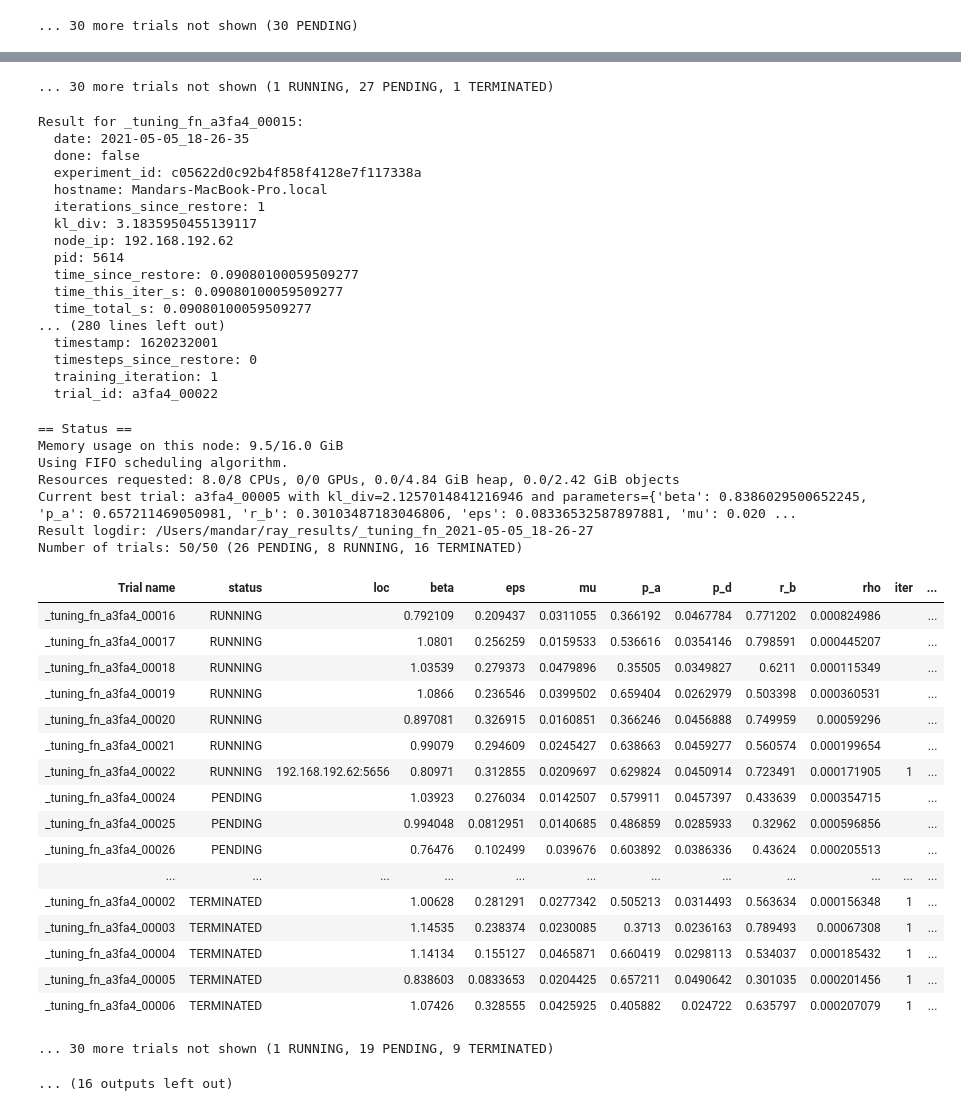
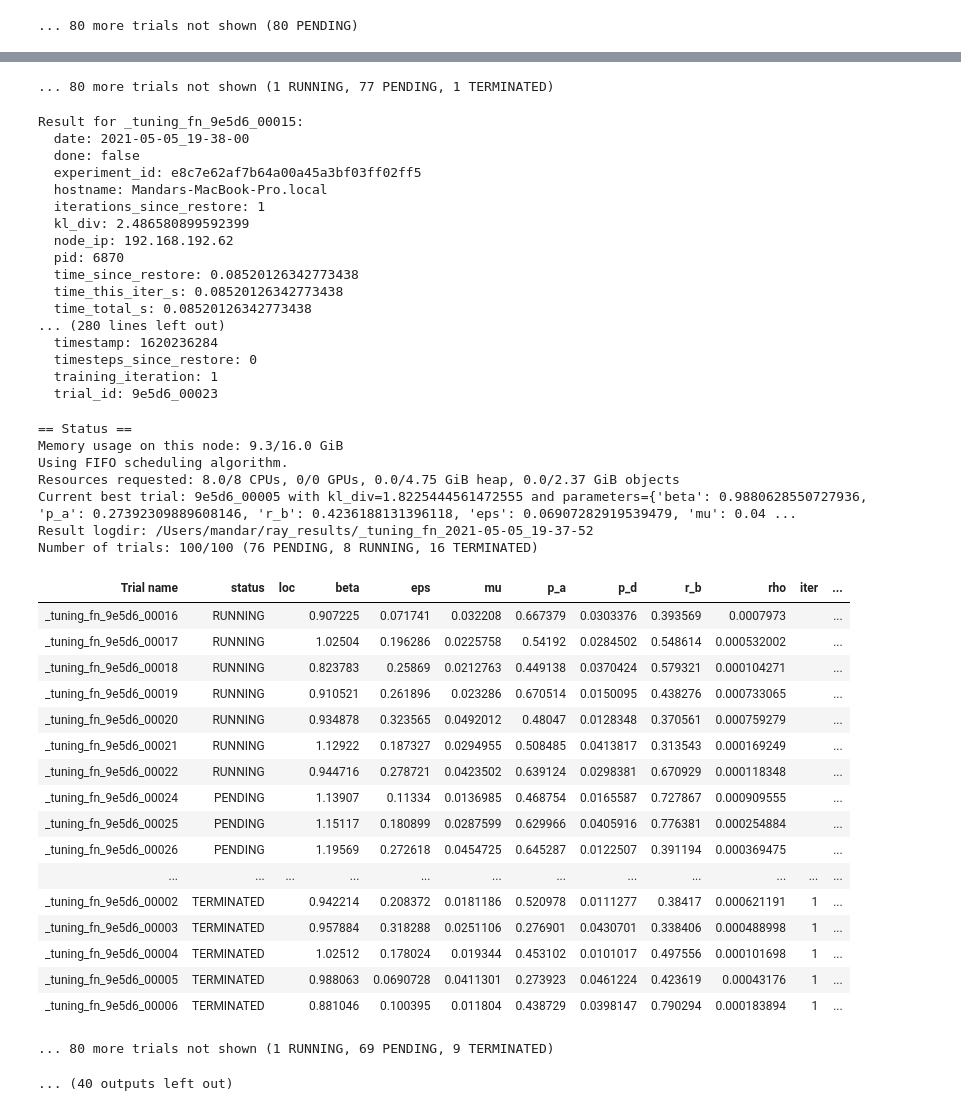
Before and after one commit to mandar2812/covid-py, a Jupyter notebook: TuningExp.ipynb, the cells around one changed output, grey strips where cells are left out. Saved outputs shown, nothing was run; the diff lists cells and outputs as text; code cells hidden in the pictures.

```diff
--- a/TuningExp.ipynb
+++ b/TuningExp.ipynb
@@ -8,10 +10,12 @@ import run_sampler, models
 # %%
-MH_pop = 112374333
+state = "Kerala" # "Maharashtra"
+MH_pop = 34800000  # 112374333
 start_date = datetime.datetime(2021, 1, 1)
 # %%
 analysis = run_sampler.tuning_exp(
-    "Maharashtra",
+    state,
     MH_pop,
-    start_date=start_date
+    start_date=start_date,
+    num_samples=75
 )
 # %% [output]
@@ -43 +47 @@ Number of trials: 50/50 (49 PENDING, 1 RUNNING)
-... 30 more trials not shown (30 PENDING)
+... 80 more trials not shown (80 PENDING)
@@ -85,47 +89,47 @@ Number of trials: 50/50 (34 PENDING, 8 RUNNING, 8 TERMINATED)
-... 30 more trials not shown (1 RUNNING, 27 PENDING, 1 TERMINATED)
+... 80 more trials not shown (1 RUNNING, 77 PENDING, 1 TERMINATED)
-Result for _tuning_fn_a3fa4_00015:
-  date: 2021-05-05_18-26-35
+Result for _tuning_fn_9e5d6_00015:
+  date: 2021-05-05_19-38-00
   done: false
-  experiment_id: c05622d0c92b4f858f4128e7f117338a
+  experiment_id: e8c7e62af7b64a00a45a3bf03ff02ff5
   hostname: Mandars-MacBook-Pro.local
   iterations_since_restore: 1
-  kl_div: 3.1835950455139117
+  kl_div: 2.486580899592399
   node_ip: 192.168.192.62
-  pid: 5614
-  time_since_restore: 0.09080100059509277
-  time_this_iter_s: 0.09080100059509277
-  time_total_s: 0.09080100059509277
+  pid: 6870
+  time_since_restore: 0.08520126342773438
+  time_this_iter_s: 0.08520126342773438
+  time_total_s: 0.08520126342773438
 ... (280 lines left out)
-  timestamp: 1620232001
+  timestamp: 1620236284
   timesteps_since_restore: 0
   training_iteration: 1
-  trial_id: a3fa4_00022
+  trial_id: 9e5d6_00023
 == Status ==
-Memory usage on this node: 9.5/16.0 GiB
+Memory usage on this node: 9.3/16.0 GiB
 Using FIFO scheduling algorithm.
-Resources requested: 8.0/8 CPUs, 0/0 GPUs, 0.0/4.84 GiB heap, 0.0/2.42 GiB objects
-Current best trial: a3fa4_00005 with kl_div=2.1257014841216946 and parameters={'beta': 0.8386029500652245, 'p_a': 0.657211469050981, 'r_b': 0.30103487183046806, 'eps': 0.08336532587897881, 'mu': 0.020 ...
-Result logdir: /Users/mandar/ray_results/_tuning_fn_2021-05-05_18-26-27
-Number of trials: 50/50 (26 PENDING, 8 RUNNING, 16 TERMINATED)
+Resources requested: 8.0/8 CPUs, 0/0 GPUs, 0.0/4.75 GiB heap, 0.0/2.37 GiB objects
+Current best trial: 9e5d6_00005 with kl_div=1.8225444561472555 and parameters={'beta': 0.9880628550727936, 'p_a': 0.27392309889608146, 'r_b': 0.4236188131396118, 'eps': 0.06907282919539479, 'mu': 0.04 ...
+Result logdir: /Users/mandar/ray_results/_tuning_fn_2021-05-05_19-37-52
+Number of trials: 100/100 (76 PENDING, 8 RUNNING, 16 TERMINATED)
 | Trial name | status | loc | beta | eps | mu | p_a | p_d | r_b | rho | iter | ... |
-| _tuning_fn_a3fa4_00016 | RUNNING |  | 0.792109 | 0.209437 | 0.0311055 | 0.366192 | 0.0467784 | 0.771202 | 0.000824986 |  | ... |
-| _tuning_fn_a3fa4_00017 | RUNNING |  | 1.0801 | 0.256259 | 0.0159533 | 0.536616 | 0.0354146 | 0.798591 | 0.000445207 |  | ... |
-| _tuning_fn_a3fa4_00018 | RUNNING |  | 1.03539 | 0.279373 | 0.0479896 | 0.35505 | 0.0349827 | 0.6211 | 0.000115349 |  | ... |
-| _tuning_fn_a3fa4_00019 | RUNNING |  | 1.0866 | 0.236546 | 0.0399502 | 0.659404 | 0.0262979 | 0.503398 | 0.000360531 |  | ... |
-| _tuning_fn_a3fa4_00020 | RUNNING |  | 0.897081 | 0.326915 | 0.0160851 | 0.366246 | 0.0456888 | 0.749959 | 0.00059296 |  | ... |
-| _tuning_fn_a3fa4_00021 | RUNNING |  | 0.99079 | 0.294609 | 0.0245427 | 0.638663 | 0.0459277 | 0.560574 | 0.000199654 |  | ... |
-| _tuning_fn_a3fa4_00022 | RUNNING | 192.168.192.62:5656 | 0.80971 | 0.312855 | 0.0209697 | 0.629824 | 0.0450914 | 0.723491 | 0.000171905 | 1 | ... |
-| _tuning_fn_a3fa4_00024 | PENDING |  | 1.03923 | 0.276034 | 0.0142507 | 0.579911 | 0.0457397 | 0.433639 | 0.000354715 |  | ... |
-| _tuning_fn_a3fa4_00025 | PENDING |  | 0.994048 | 0.0812951 | 0.0140685 | 0.486859 | 0.0285933 | 0.32962 | 0.000596856 |  | ... |
-| _tuning_fn_a3fa4_00026 | PENDING |  | 0.76476 | 0.102499 | 0.039676 | 0.603892 | 0.0386336 | 0.43624 | 0.000205513 |  | ... |
+| _tuning_fn_9e5d6_00016 | RUNNING |  | 0.907225 | 0.071741 | 0.032208 | 0.667379 | 0.0303376 | 0.393569 | 0.0007973 |  | ... |
+| _tuning_fn_9e5d6_00017 | RUNNING |  | 1.02504 | 0.196286 | 0.0225758 | 0.54192 | 0.0284502 | 0.548614 | 0.000532002 |  | ... |
+| _tuning_fn_9e5d6_00018 | RUNNING |  | 0.823783 | 0.25869 | 0.0212763 | 0.449138 | 0.0370424 | 0.579321 | 0.000104271 |  | ... |
+| _tuning_fn_9e5d6_00019 | RUNNING |  | 0.910521 | 0.261896 | 0.023286 | 0.670514 | 0.0150095 | 0.438276 | 0.000733065 |  | ... |
+| _tuning_fn_9e5d6_00020 | RUNNING |  | 0.934878 | 0.323565 | 0.0492012 | 0.48047 | 0.0128348 | 0.370561 | 0.000759279 |  | ... |
+| _tuning_fn_9e5d6_00021 | RUNNING |  | 1.12922 | 0.187327 | 0.0294955 | 0.508485 | 0.0413817 | 0.313543 | 0.000169249 |  | ... |
+| _tuning_fn_9e5d6_00022 | RUNNING |  | 0.944716 | 0.278721 | 0.0423502 | 0.639124 | 0.0298381 | 0.670929 | 0.000118348 |  | ... |
+| _tuning_fn_9e5d6_00024 | PENDING |  | 1.13907 | 0.11334 | 0.0136985 | 0.468754 | 0.0165587 | 0.727867 | 0.000909555 |  | ... |
+| _tuning_fn_9e5d6_00025 | PENDING |  | 1.15117 | 0.180899 | 0.0287599 | 0.629966 | 0.0405916 | 0.776381 | 0.000254884 |  | ... |
+| _tuning_fn_9e5d6_00026 | PENDING |  | 1.19569 | 0.272618 | 0.0454725 | 0.645287 | 0.0122507 | 0.391194 | 0.000369475 |  | ... |
 | ... | ... | ... | ... | ... | ... | ... | ... | ... | ... | ... | ... |
-| _tuning_fn_a3fa4_00002 | TERMINATED |  | 1.00628 | 0.281291 | 0.0277342 | 0.505213 | 0.0314493 | 0.563634 | 0.000156348 | 1 | ... |
-| _tuning_fn_a3fa4_00003 | TERMINATED |  | 1.14535 | 0.238374 | 0.0230085 | 0.3713 | 0.0236163 | 0.789493 | 0.00067308 | 1 | ... |
-| _tuning_fn_a3fa4_00004 | TERMINATED |  | 1.14134 | 0.155127 | 0.0465871 | 0.660419 | 0.0298113 | 0.534037 | 0.000185432 | 1 | ... |
-| _tuning_fn_a3fa4_00005 | TERMINATED |  | 0.838603 | 0.0833653 | 0.0204425 | 0.657211 | 0.0490642 | 0.301035 | 0.000201456 | 1 | ... |
-| _tuning_fn_a3fa4_00006 | TERMINATED |  | 1.07426 | 0.328555 | 0.0425925 | 0.405882 | 0.024722 | 0.635797 | 0.000207079 | 1 | ... |
+| _tuning_fn_9e5d6_00002 | TERMINATED |  | 0.942214 | 0.208372 | 0.0181186 | 0.520978 | 0.0111277 | 0.38417 | 0.000621191 | 1 | ... |
+| _tuning_fn_9e5d6_00003 | TERMINATED |  | 0.957884 | 0.318288 | 0.0251106 | 0.276901 | 0.0430701 | 0.338406 | 0.000488998 | 1 | ... |
+| _tuning_fn_9e5d6_00004 | TERMINATED |  | 1.02512 | 0.178024 | 0.019344 | 0.453102 | 0.0101017 | 0.497556 | 0.000101698 | 1 | ... |
+| _tuning_fn_9e5d6_00005 | TERMINATED |  | 0.988063 | 0.0690728 | 0.0411301 | 0.273923 | 0.0461224 | 0.423619 | 0.00043176 | 1 | ... |
+| _tuning_fn_9e5d6_00006 | TERMINATED |  | 0.881046 | 0.100395 | 0.011804 | 0.438729 | 0.0398147 | 0.790294 | 0.000183894 | 1 | ... |
-... 30 more trials not shown (1 RUNNING, 19 PENDING, 9 TERMINATED)
+... 80 more trials not shown (1 RUNNING, 69 PENDING, 9 TERMINATED)
-... (16 outputs left out)
+... (40 outputs left out)
 # %%
 analysis.results_df.hist("kl_div")
 # %% [output]
```
Also changed, not shown: parts of 15 cells of this notebook, 1 other file.
